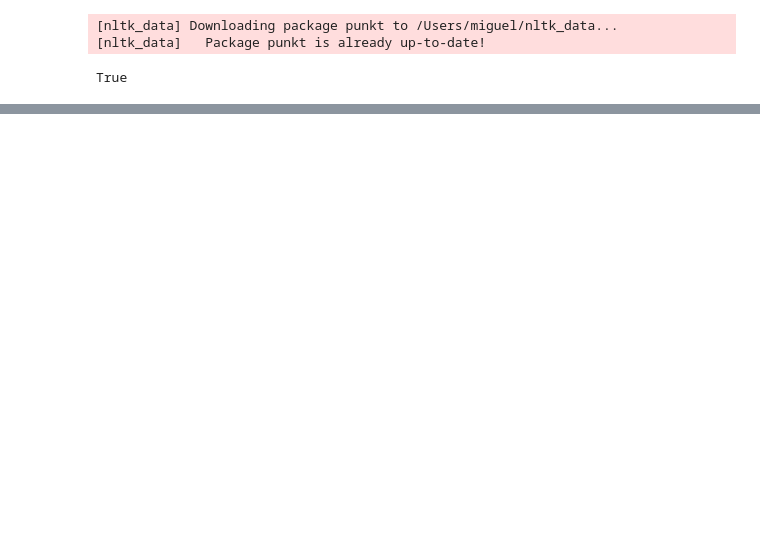
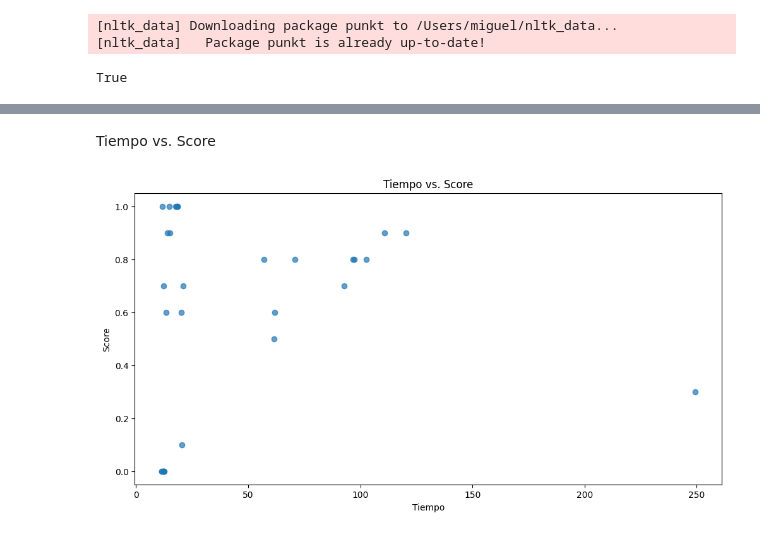
Before and after one commit to migromarj/MLE-MT-LM, a Jupyter notebook: MLE-MT-LM.ipynb, the cells around one changed output, grey strips where cells are left out. Drawn from its saved outputs; the diff is of its cells as text; code cells hidden in the pictures; blank space fills up the shorter version.

```diff
--- a/MLE-MT-LM.ipynb
+++ b/MLE-MT-LM.ipynb
@@ -269,0 +265,11 @@ Output 2: [{'score': 0.04555308073759079, 'token': 9069, 'token_str': ' god', 's
+# %% [markdown]
+Tiempo vs. Score
+# %%
+plt.figure(figsize=(12, 6))
+plt.scatter(df['Time'], df['Score'], cmap='viridis', alpha=0.7)
+plt.title('Tiempo vs. Score')
+plt.xlabel('Tiempo')
+plt.ylabel('Score')
+plt.show()
+# %% [output]
+[figure, added]
```
Also changed, not shown: parts of 60 cells of this notebook, 18 other files.
